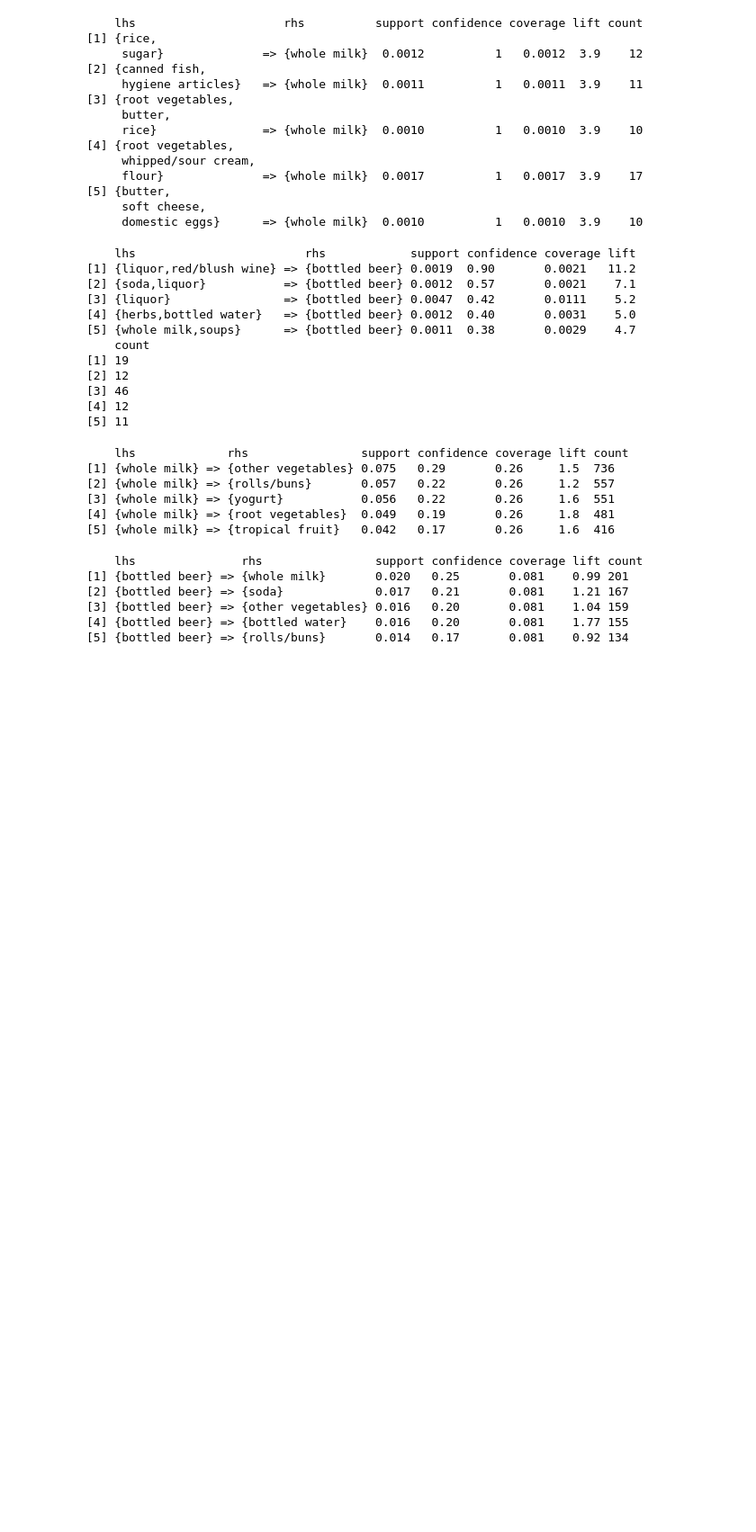
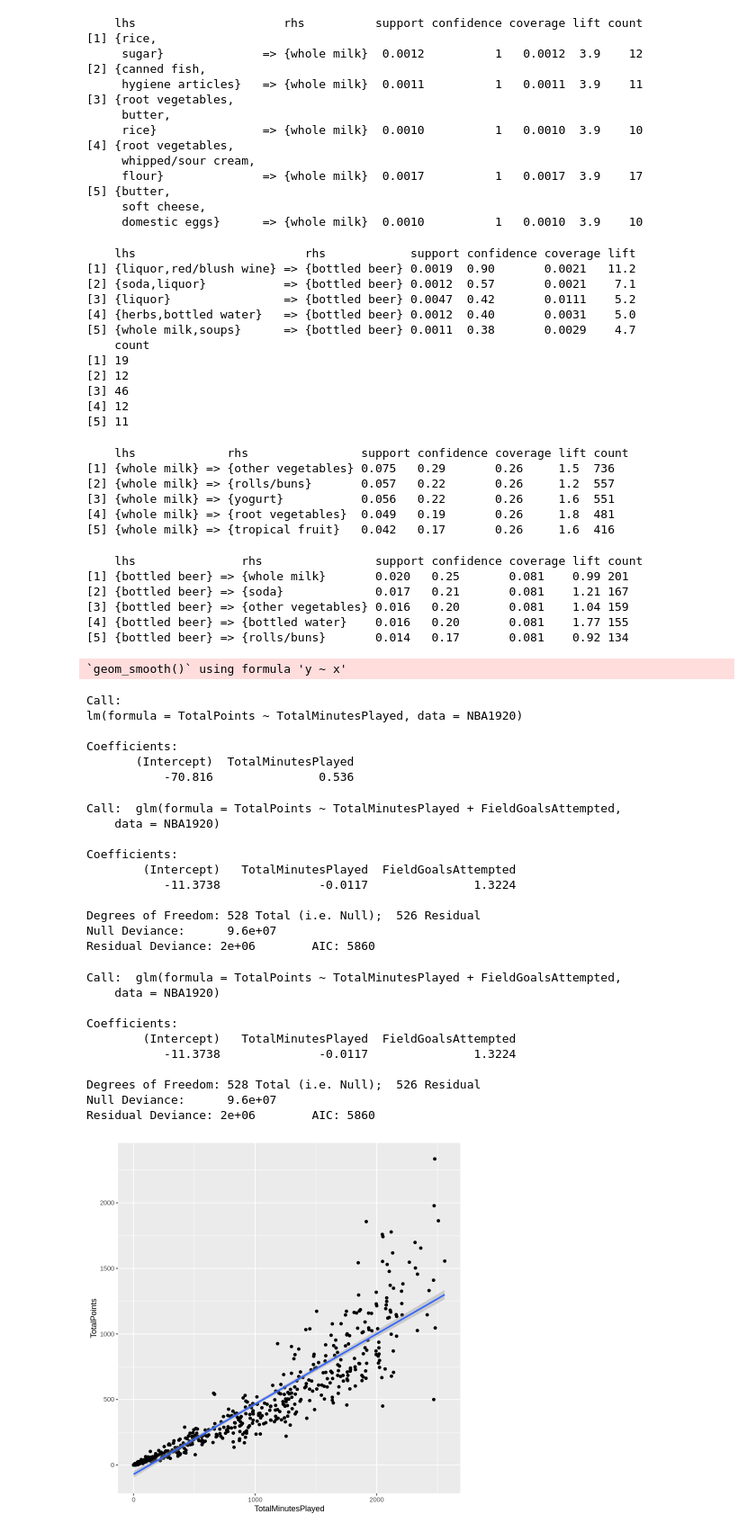
Before and after one commit to c-sung/BigDataLesson, a Jupyter notebook: 0518.ipynb, the cells around one changed output. Shown: that part at 90% size. Cells and saved outputs as stored; diff of their text form; code cells hidden in the pictures; blank space fills up the shorter version.

```diff
--- a/0518.ipynb
+++ b/0518.ipynb
@@ -230,3 +230,38 @@ inspect(rulesL[1:5])
 [3] {bottled beer} => {other vegetables} 0.016   0.20       0.081    1.04 159
 [4] {bottled beer} => {bottled water}    0.016   0.20       0.081    1.77 155
 [5] {bottled beer} => {rolls/buns}       0.014   0.17       0.081    0.92 134
+# %%
+NBA1920 <- fetch_NBAPlayerStatistics("19-20")
+ggplot(NBA1920, aes(x = TotalMinutesPlayed, y = TotalPoints)) + geom_point() + geom_smooth(method = "glm")
+lm(TotalPoints~TotalMinutesPlayed, data = NBA1920)
+glm(TotalPoints~TotalMinutesPlayed + FieldGoalsAttempted, data = NBA1920)
+glm(TotalPoints~TotalMinutesPlayed + FieldGoalsAttempted, data = NBA1920)
+# %% [output]
+`geom_smooth()` using formula 'y ~ x'
+Call:
+lm(formula = TotalPoints ~ TotalMinutesPlayed, data = NBA1920)
+
+Coefficients:
+       (Intercept)  TotalMinutesPlayed
+           -70.816               0.536
+Call:  glm(formula = TotalPoints ~ TotalMinutesPlayed + FieldGoalsAttempted,
+    data = NBA1920)
+
+Coefficients:
+        (Intercept)   TotalMinutesPlayed  FieldGoalsAttempted
+           -11.3738              -0.0117               1.3224
+
+Degrees of Freedom: 528 Total (i.e. Null);  526 Residual
+Null Deviance:      9.6e+07
+Residual Deviance: 2e+06        AIC: 5860
+Call:  glm(formula = TotalPoints ~ TotalMinutesPlayed + FieldGoalsAttempted,
+    data = NBA1920)
+
+Coefficients:
+        (Intercept)   TotalMinutesPlayed  FieldGoalsAttempted
+           -11.3738              -0.0117               1.3224
+
+Degrees of Freedom: 528 Total (i.e. Null);  526 Residual
+Null Deviance:      9.6e+07
+Residual Deviance: 2e+06        AIC: 5860
+[figure, added]
```
